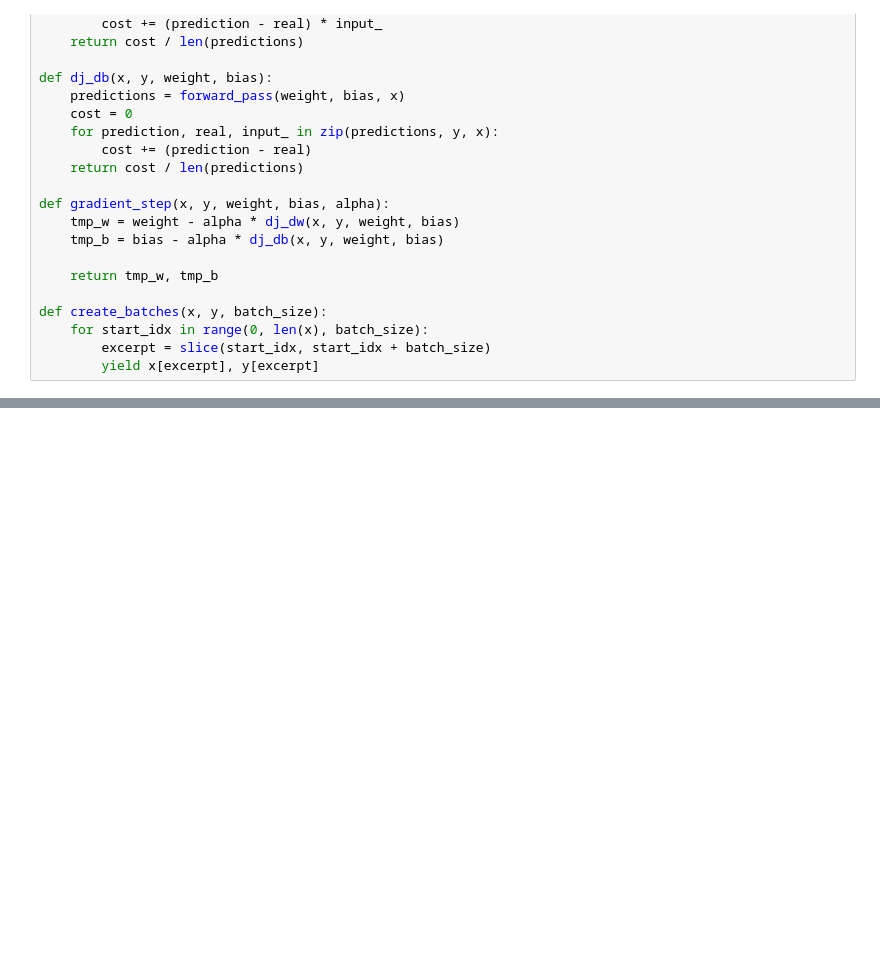
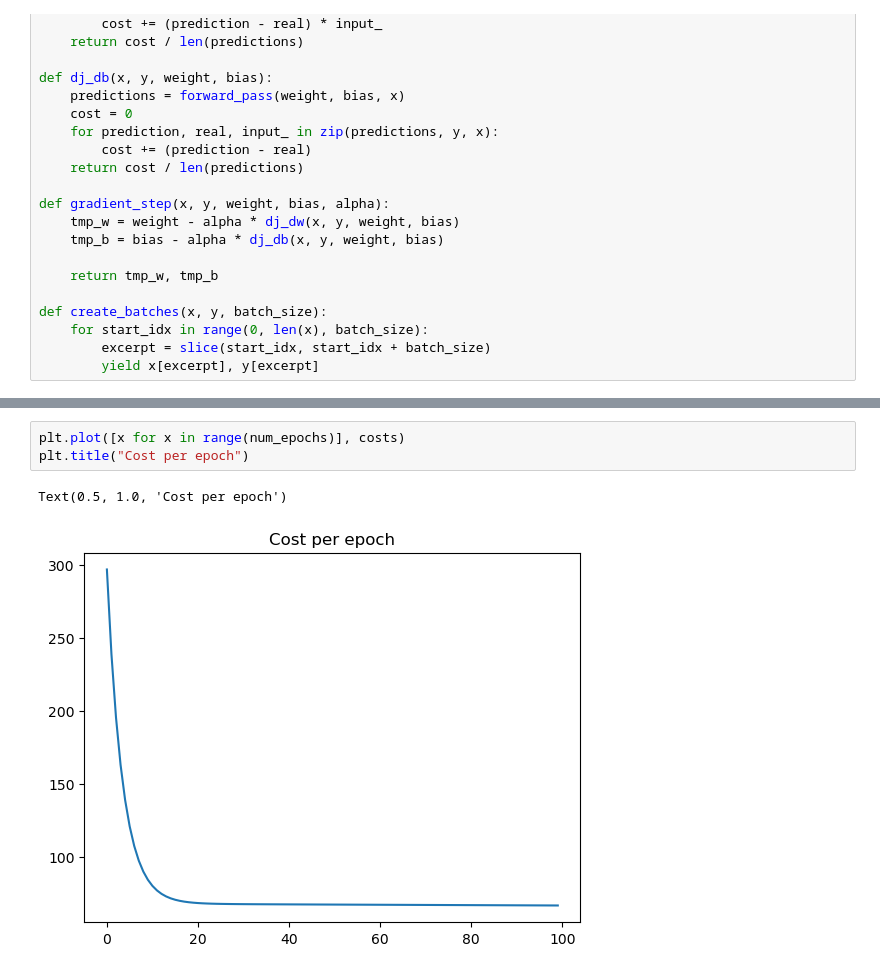
Before and after one commit to pranav142/ml_from_scratch, a Jupyter notebook: linear_regression.ipynb, the cells around one changed output, grey strips where cells are left out. Cells and saved outputs as stored; diff of their text form; blank space fills up the shorter version.

```diff
--- a/linear_regression.ipynb
+++ b/linear_regression.ipynb
@@ -92,0 +179,6 @@ Text(0.5, 1.0, 'Cost per epoch')
+# %%
+plt.plot([x for x in range(num_epochs)], costs)
+plt.title("Cost per epoch")
+# %% [output]
+Text(0.5, 1.0, 'Cost per epoch')
+[figure, added]
```
Also changed, not shown: parts of 12 cells of this notebook.
